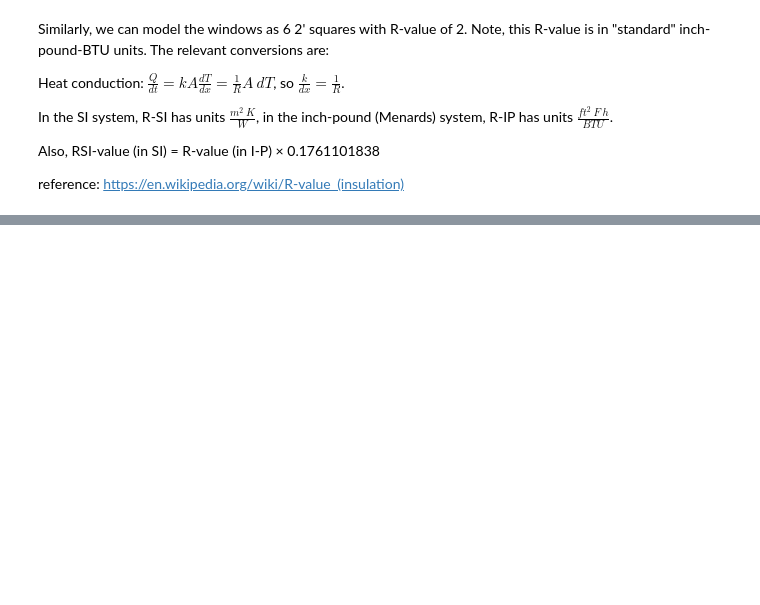
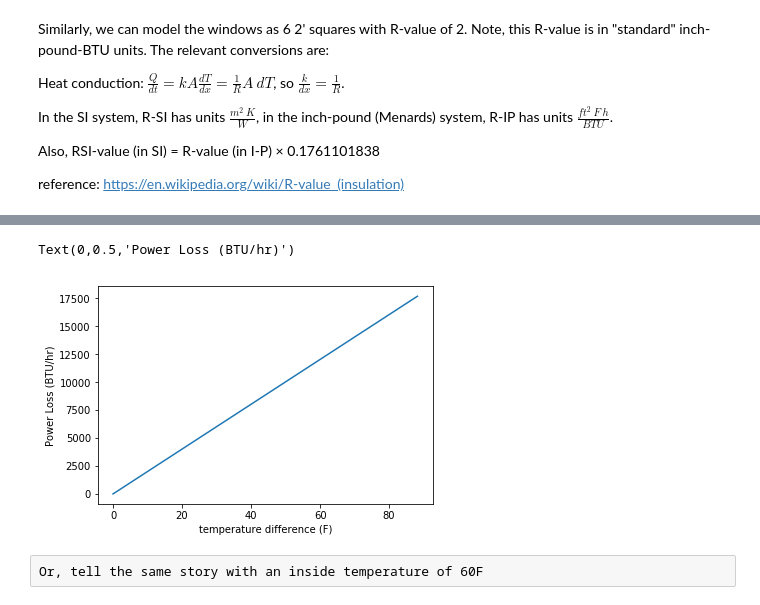
Before and after one commit to ntmoore/physics320_fall2018, a Jupyter notebook: Garage walls calculation.ipynb, the cells around one changed output, grey strips where cells are left out. Cells and saved outputs as stored; diff of their text form; code cells hidden in the pictures; blank space fills up the shorter version.

```diff
--- a/Garage walls calculation.ipynb
+++ b/Garage walls calculation.ipynb
@@ -85,0 +232,9 @@ reference: https://en.wikipedia.org/wiki/R-value_(insulation)
+# %%
+plt.plot(dT_vals_F,P_vals_BTU_p_hr)
+plt.xlabel("temperature difference (F)")
+plt.ylabel("Power Loss (BTU/hr)")
+# %% [output]
+Text(0,0.5,'Power Loss (BTU/hr)')
+[figure, added]
+# %% [raw]
+Or, tell the same story with an inside temperature of 60F
```
Also changed, not shown: parts of 25 cells of this notebook.
